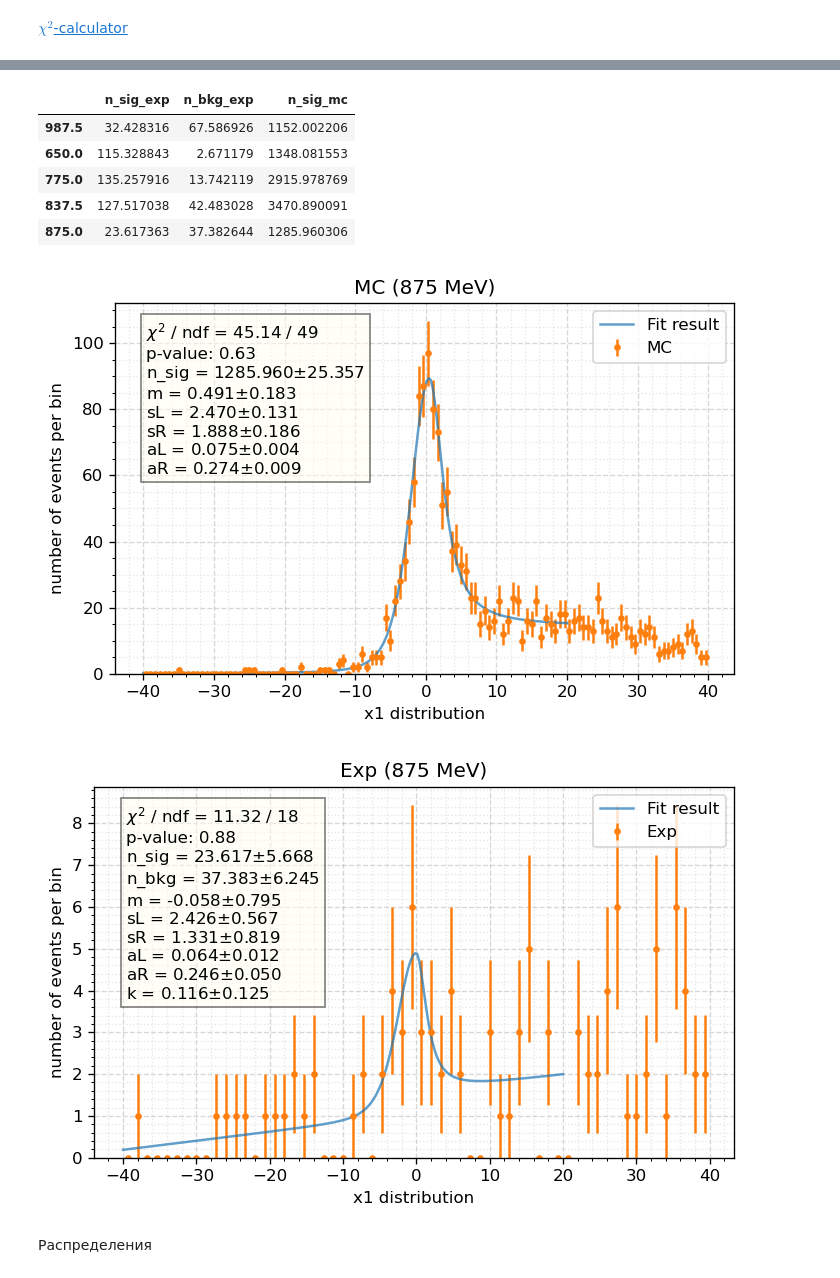
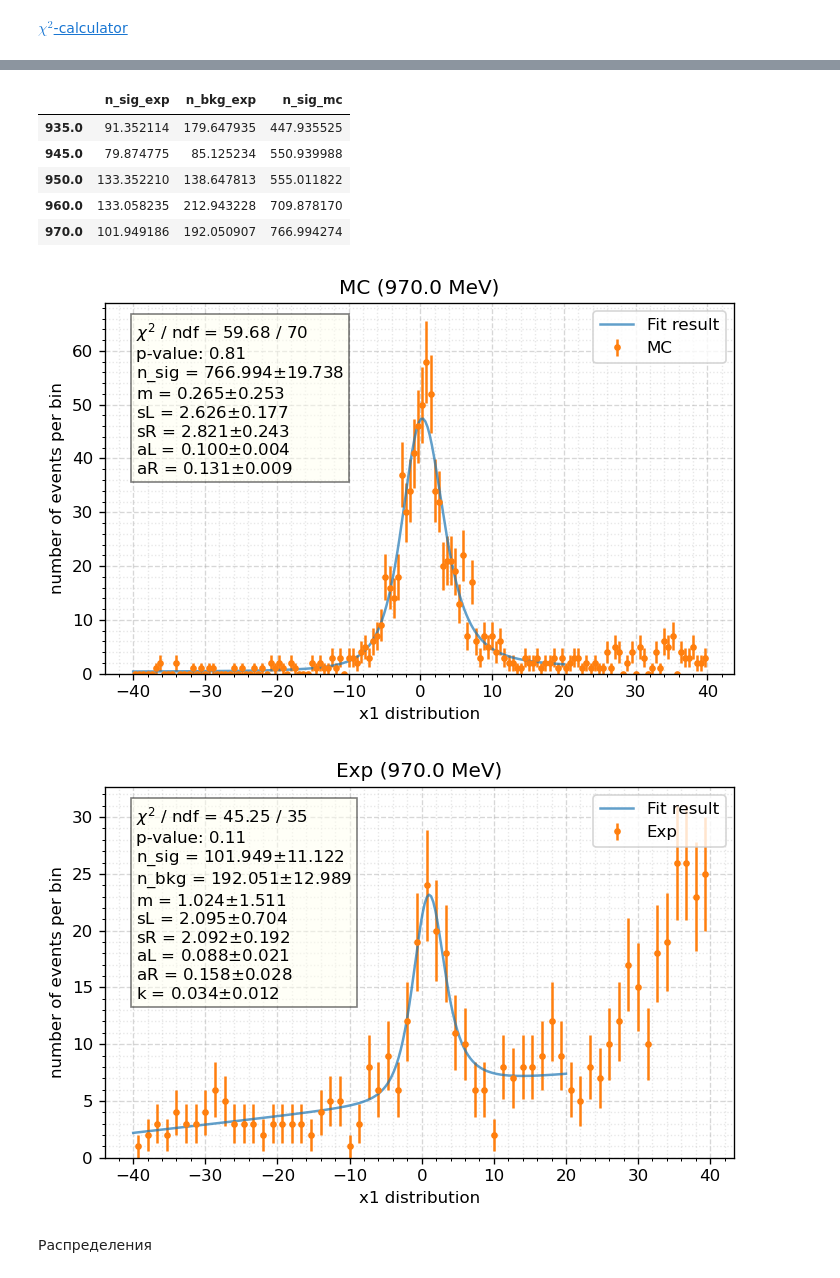
Before and after one commit to nikita-p/kskl20, a Jupyter notebook: notebooks/03. Cross section.ipynb, the cells around one changed output, grey strips where cells are left out. Drawn from its saved outputs; the diff is of its cells as text; code cells hidden in the pictures.

Commit message:
Process 12 and 20 seasons

```diff
--- a/notebooks/03. Cross section.ipynb
+++ b/notebooks/03. Cross section.ipynb
@@ -17,6 +21,6 @@ plt.rcParams['figure.dpi'] = 120
 # %%
-exp_tree = uproot.open('../trees/19/exp.root')['t']
-mc_tree = uproot.open('../trees/19/mc.root')['t']
+exp_tree = uproot.open(f'../trees/{SEASON}/exp.root')['t']
+mc_tree = uproot.open(f'../trees/{SEASON}/mc.root')['t']
 df_exp = preprocess.read_tree(exp_tree, mc=False)
 df_mc = preprocess.read_tree(mc_tree, mc=True)
 
@@ -68,6 +71,6 @@ def get_params_exp(params, m_mc, non_limited=['n_sig', 'n_bkg', 'k']):
             params_exp[k] = ( m_mc.values[k],(mean-std, mean+std) )
     return params_exp
 # %%
-e0 = 875 #next(it)
+e0 = next(it)
 print(f'Energy {e0} MeV')
 # %% [output]
@@ -111,38 +122,45 @@ m_exp.simplex().migrad(iterate=20).migrad().migrad()
 # %%
 #Plot and save data
 
-pys.plot_fit(dataM, pyfit.sig_pdf, m_mc, 120, hist_range, fit_range, errors=True, label='MC', xtitle='x1 distribution',
-           ytitle='number of events per bin', title=f'MC ({e0} MeV)', description=True)
-# plt.savefig(f'images/fit11/mc_{e0}.png', dpi=120)
+def plot_fit_data(save=True):
+    pys.plot_fit(dataM, pyfit.sig_pdf, m_mc, 140, hist_range, fit_range, errors=True, label='MC', xtitle='x1 distribution',
+               ytitle='number of events per bin', title=f'MC ({e0} MeV)', description=True)
+    if save:
+        if not(os.path.isdir(f'images/fit{SEASON}')):
+            os.mkdir(f'images/fit{SEASON}')
+        plt.savefig(f'images/fit{SEASON}/mc_{e0}.png', dpi=120)
 
-pys.plot_fit(dataE, pyfit.pdf, m_exp, 60, hist_range, fit_range, errors=True, label='Exp', xtitle='x1 distribution',
-           ytitle='number of events per bin', title=f'Exp ({e0} MeV)', description=True)
-# plt.savefig(f'images/fit11/exp_{e0}.png', dpi=120)
+    pys.plot_fit(dataE, pyfit.pdf, m_exp, 60, hist_range, fit_range, errors=True, label='Exp', xtitle='x1 distribution',
+               ytitle='number of events per bin', title=f'Exp ({e0} MeV)', description=True)
+    if save:
+        plt.savefig(f'images/fit{SEASON}/exp_{e0}.png', dpi=120)
+
+plot_fit_data(save=True)
 
 if 'res_df' not in locals():
     def add_postfix(arr, post):
         return [f'{_}_{post}' for _ in arr]
     cols = add_postfix(m_exp.parameters, 'exp') + add_postfix(m_exp.parameters, 'exp_err') + \
         add_postfix(m_mc.parameters, 'mc') + add_postfix(m_mc.parameters, 'mc_err') + ['emeas']
     res_df = pd.DataFrame(columns=cols)
     del cols
 temp_ser = pd.Series(list(m_exp.values) + list(m_exp.errors) +
                      list(m_mc.values) + list(m_mc.errors) + [dfE.emeas.mean()], index=res_df.columns, name=e0)
 if temp_ser.name in res_df.index:
     res_df.drop(temp_ser.name, axis=0, inplace=True)
 res_df = res_df.append(temp_ser)
 del temp_ser
 
 res_df[['n_sig_exp', 'n_bkg_exp', 'n_sig_mc']].tail()
 # %% [output]
 |  | n_sig_exp | n_bkg_exp | n_sig_mc |
-| 987.5 | 32.428316 | 67.586926 | 1152.002206 |
-| 650.0 | 115.328843 | 2.671179 | 1348.081553 |
-| 775.0 | 135.257916 | 13.742119 | 2915.978769 |
-| 837.5 | 127.517038 | 42.483028 | 3470.890091 |
-| 875.0 | 23.617363 | 37.382644 | 1285.960306 |
+| 935.0 | 91.352114 | 179.647935 | 447.935525 |
+| 945.0 | 79.874775 | 85.125234 | 550.939988 |
+| 950.0 | 133.352210 | 138.647813 | 555.011822 |
+| 960.0 | 133.058235 | 212.943228 | 709.878170 |
+| 970.0 | 101.949186 | 192.050907 | 766.994274 |
-[figure, old version]
+[figure, new version]
-[figure, old version]
+[figure, new version]
 # %% [markdown]
 Распределения
 # %%
```
Also changed, not shown: parts of 10 cells of this notebook, 3 other files.
